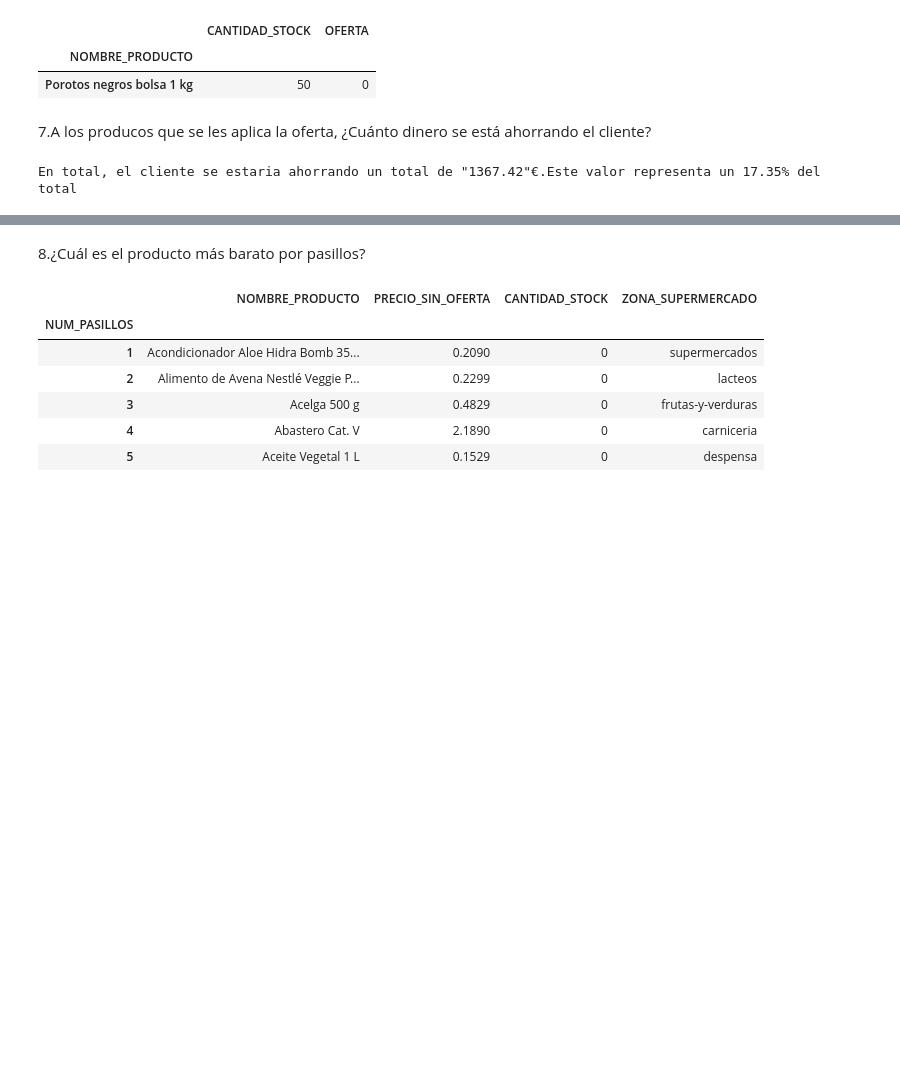
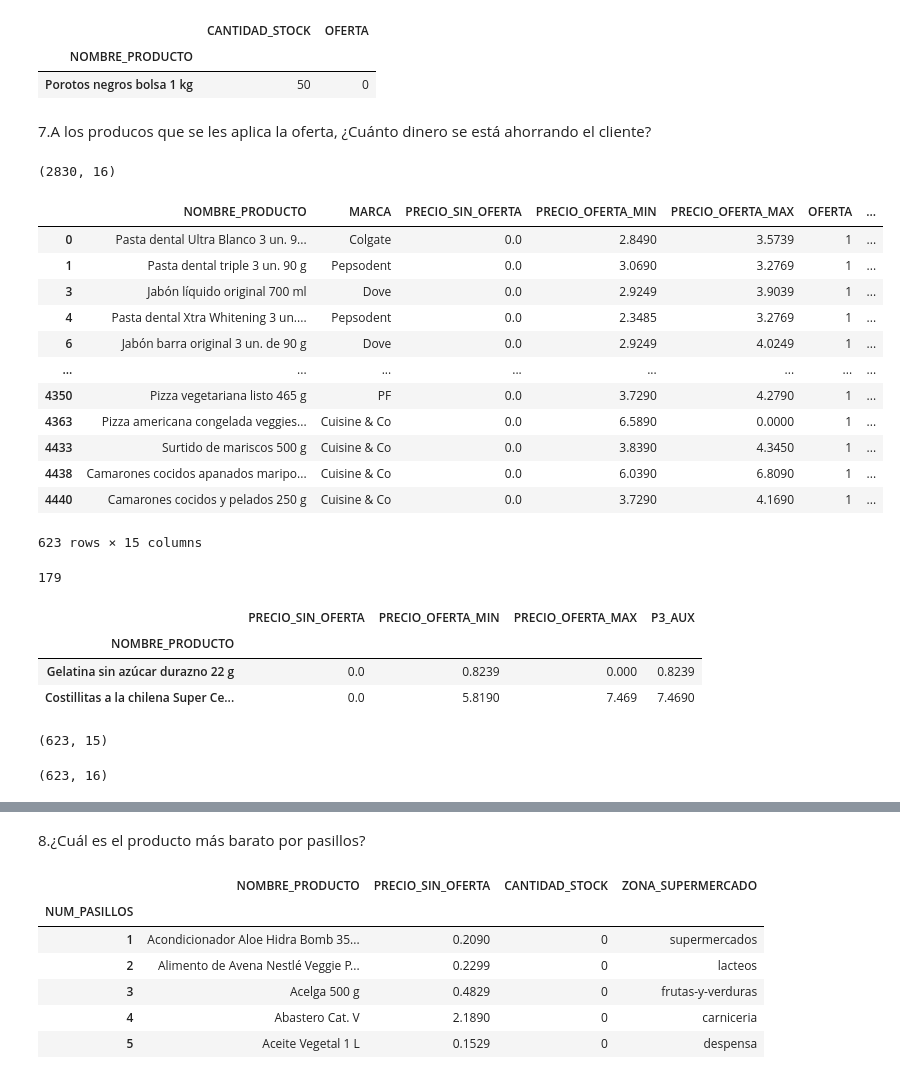
Before and after one commit to Bubu52/AMACOR_SUPERMARKET, a Jupyter notebook: Preguntas resueltas v.1.1.ipynb, the cells around one changed output, grey strips where cells are left out. Drawn from its saved outputs; the diff is of its cells as text; code cells hidden in the pictures; blank space fills up the shorter version.

Commit message:
- Añadimos columna "P3_AUX" y "AHORRO_CLIENTES" a "df"

```diff
--- a/Preguntas resueltas v.1.1.ipynb
+++ b/Preguntas resueltas v.1.1.ipynb
@@ -285,9 +301,29 @@ mas_stock
 # %% [markdown]
 7.A los producos que se les aplica la oferta, ¿Cuánto dinero se está ahorrando el cliente?
 # %%
-cond = df[df['OFERTA']==1]
-total = cond['PRECIO_SIN_OFERTA'].sum().round(2)
+prd_oferta_1 = df[df['OFERTA']==1]
+total = prd_oferta_1['PRECIO_SIN_OFERTA'].sum().round(2)
 prc_ahorro_oferta = (total*100)/ df['PRECIO_SIN_OFERTA'].sum().round(2)
 print(f'En total, el cliente se estaria ahorrando un total de "{total}"€.Este valor representa un {prc_ahorro_oferta.round(2)}% del total')
-# %% [output]
-En total, el cliente se estaria ahorrando un total de "1367.42"€.Este valor representa un 17.35% del total
+# %%
+df.groupby('NOMBRE_PRODUCTO')["PRECIO_OFERTA_MIN","P3_AUX"].max().sort_values(by="PRECIO_OFERTA_MIN",ascending=False)
+df["AHORRO_CLIENTE"] = df["P3_AUX"] - df["PRECIO_OFERTA_MIN"]
+df.shape
+# %% [output]
+(2830, 16)
+# %%
+prd_oferta_1.drop(columns = ["P3_AUX"])
+# %% [output]
+|  | NOMBRE_PRODUCTO | MARCA | PRECIO_SIN_OFERTA | PRECIO_OFERTA_MIN | PRECIO_OFERTA_MAX | OFERTA | ... |
+| 0 | Pasta dental Ultra Blanco 3 un. 9... | Colgate | 0.0 | 2.8490 | 3.5739 | 1 | ... |
+| 1 | Pasta dental triple 3 un. 90 g | Pepsodent | 0.0 | 3.0690 | 3.2769 | 1 | ... |
+| 3 | Jabón líquido original 700 ml | Dove | 0.0 | 2.9249 | 3.9039 | 1 | ... |
+| 4 | Pasta dental Xtra Whitening 3 un.... | Pepsodent | 0.0 | 2.3485 | 3.2769 | 1 | ... |
+| 6 | Jabón barra original 3 un. de 90 g | Dove | 0.0 | 2.9249 | 4.0249 | 1 | ... |
+| ... | ... | ... | ... | ... | ... | ... | ... |
+| 4350 | Pizza vegetariana listo 465 g | PF | 0.0 | 3.7290 | 4.2790 | 1 | ... |
+| 4363 | Pizza americana congelada veggies... | Cuisine & Co | 0.0 | 6.5890 | 0.0000 | 1 | ... |
+| 4433 | Surtido de mariscos 500 g | Cuisine & Co | 0.0 | 3.8390 | 4.3450 | 1 | ... |
+| 4438 | Camarones cocidos apanados maripo... | Cuisine & Co | 0.0 | 6.0390 | 6.8090 | 1 | ... |
+| 4440 | Camarones cocidos y pelados 250 g | Cuisine & Co | 0.0 | 3.7290 | 4.1690 | 1 | ... |
+623 rows × 15 columns
@@ -293,0 +332,16 @@ En total, el cliente se estaria ahorrando un total de "1367.42"€.Este valor re
+# %%
+len(df_consulta)
+# %% [output]
+179
+# %%
+result_df = df.groupby('NOMBRE_PRODUCTO')[['PRECIO_SIN_OFERTA','PRECIO_OFERTA_MIN','PRECIO_OFERTA_MAX','P3_AUX']].sum()
+result_df.sample(2)
+# %% [output]
+|  | PRECIO_SIN_OFERTA | PRECIO_OFERTA_MIN | PRECIO_OFERTA_MAX | P3_AUX |
+| NOMBRE_PRODUCTO |  |  |  |  |
+| Gelatina sin azúcar durazno 22 g | 0.0 | 0.8239 | 0.000 | 0.8239 |
+| Costillitas a la chilena Super Ce... | 0.0 | 5.8190 | 7.469 | 7.4690 |
+# %%
+prd_oferta_1.shape
+# %% [output]
+(623, 15)
@@ -293,0 +357,4 @@ En total, el cliente se estaria ahorrando un total de "1367.42"€.Este valor re
+# %%
+prd_oferta_1.shape
+# %% [output]
+(623, 16)
```
Also changed, not shown: parts of 24 cells of this notebook.
